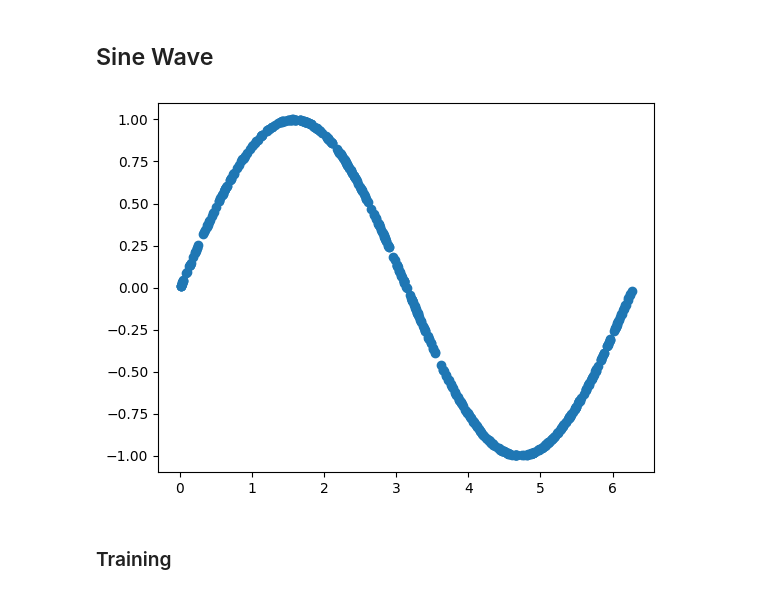
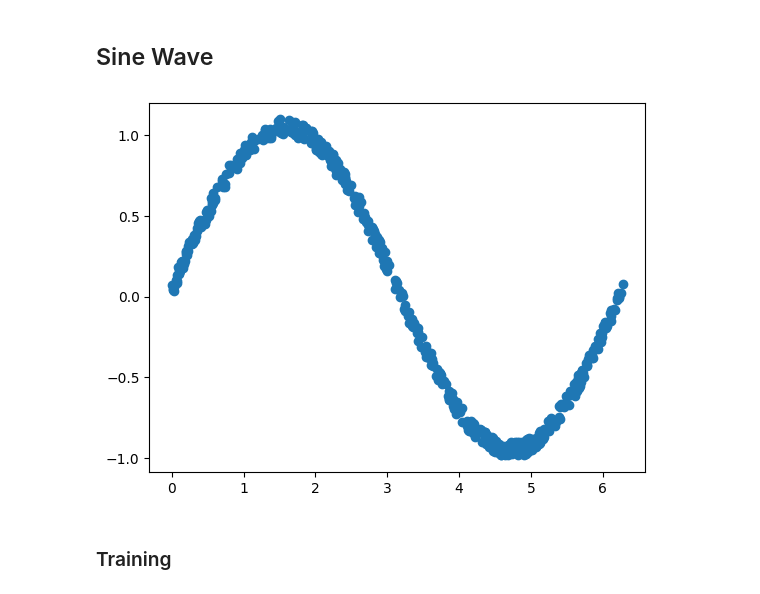
Before and after one commit to AJWestley/Neural-Network-By-Hand, a Jupyter notebook: performance.ipynb, the cells around one changed output. Saved outputs shown, nothing was run; the diff lists cells and outputs as text; code cells hidden in the pictures.

```diff
--- a/performance.ipynb
+++ b/performance.ipynb
@@ -276,11 +276,11 @@ Accuracy: 0.996
 ## Sine Wave
 # %%
 X = np.random.random((500, 1)) * 2* np.pi
-Y = np.sin(X)
+Y = np.sin(X) + np.random.random((500, 1)) * 0.1
 
 plot2D(X, Y)
 # %% [output]
-[figure, old version]
+[figure, new version]
 # %% [markdown]
 ### Training
 # %%
```
Also changed, not shown: parts of 14 cells of this notebook.
